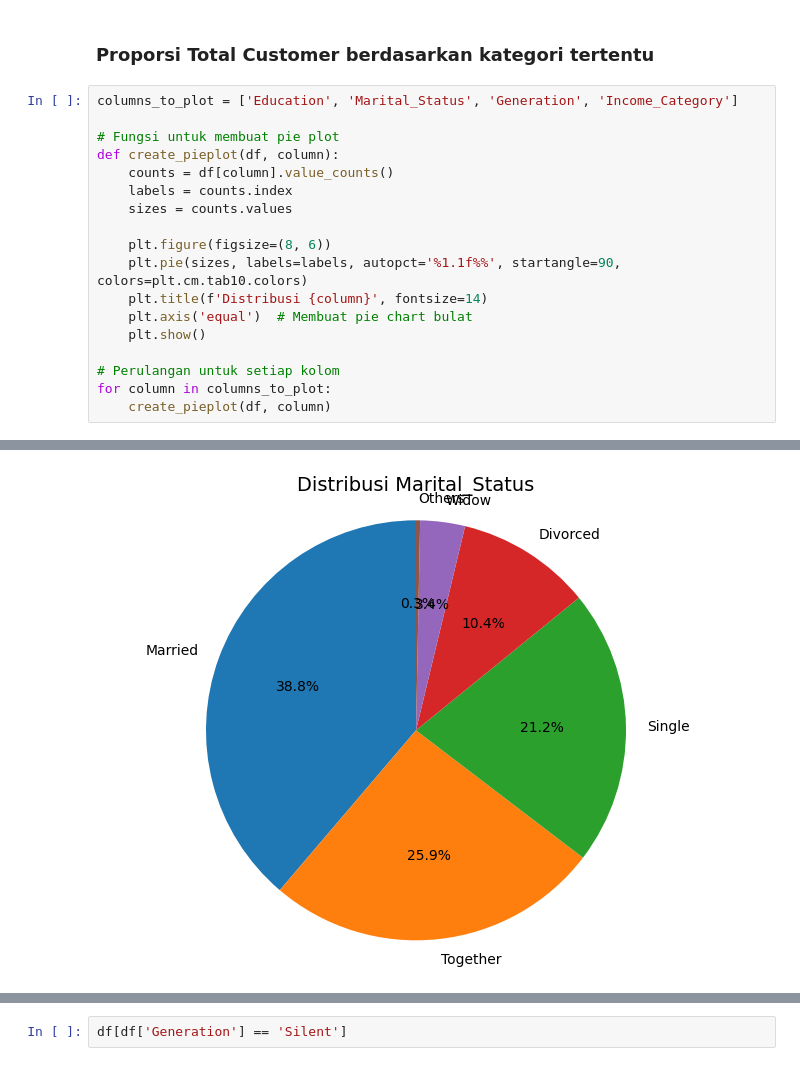
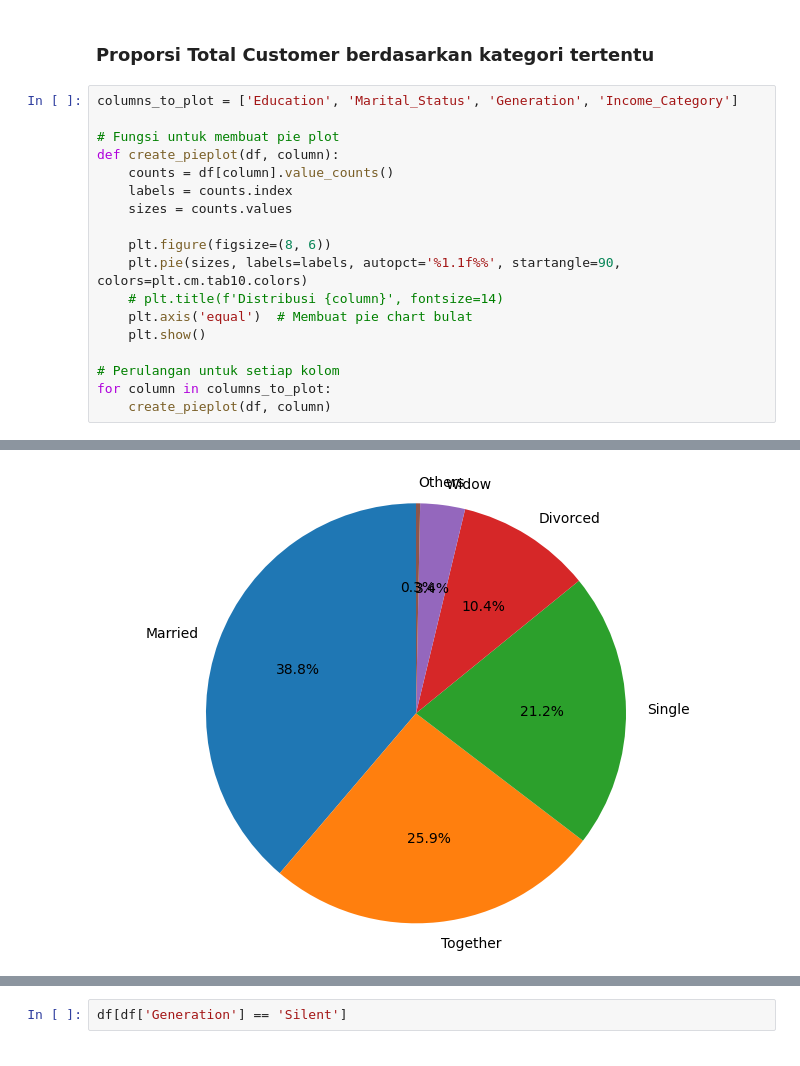
Before and after one commit to eoiaa/capstone_modul_2, a Jupyter notebook: capstone_modul_2_supermarket.ipynb, the cells around one changed output, grey strips where cells are left out. Cells and saved outputs as stored; diff of their text form.

```diff
--- a/capstone_modul_2_supermarket.ipynb
+++ b/capstone_modul_2_supermarket.ipynb
@@ -1049,7 +1052,7 @@ def create_pieplot(df, column):
 
     plt.figure(figsize=(8, 6))
     plt.pie(sizes, labels=labels, autopct='%1.1f%%', startangle=90, colors=plt.cm.tab10.colors)
-    plt.title(f'Distribusi {column}', fontsize=14)
+    # plt.title(f'Distribusi {column}', fontsize=14)
     plt.axis('equal')  # Membuat pie chart bulat
     plt.show()
 
@@ -1061 +1064 @@ for column in columns_to_plot:
-[figure, old version]
+[figure, new version]
```
Also changed, not shown: parts of 4 cells of this notebook.
